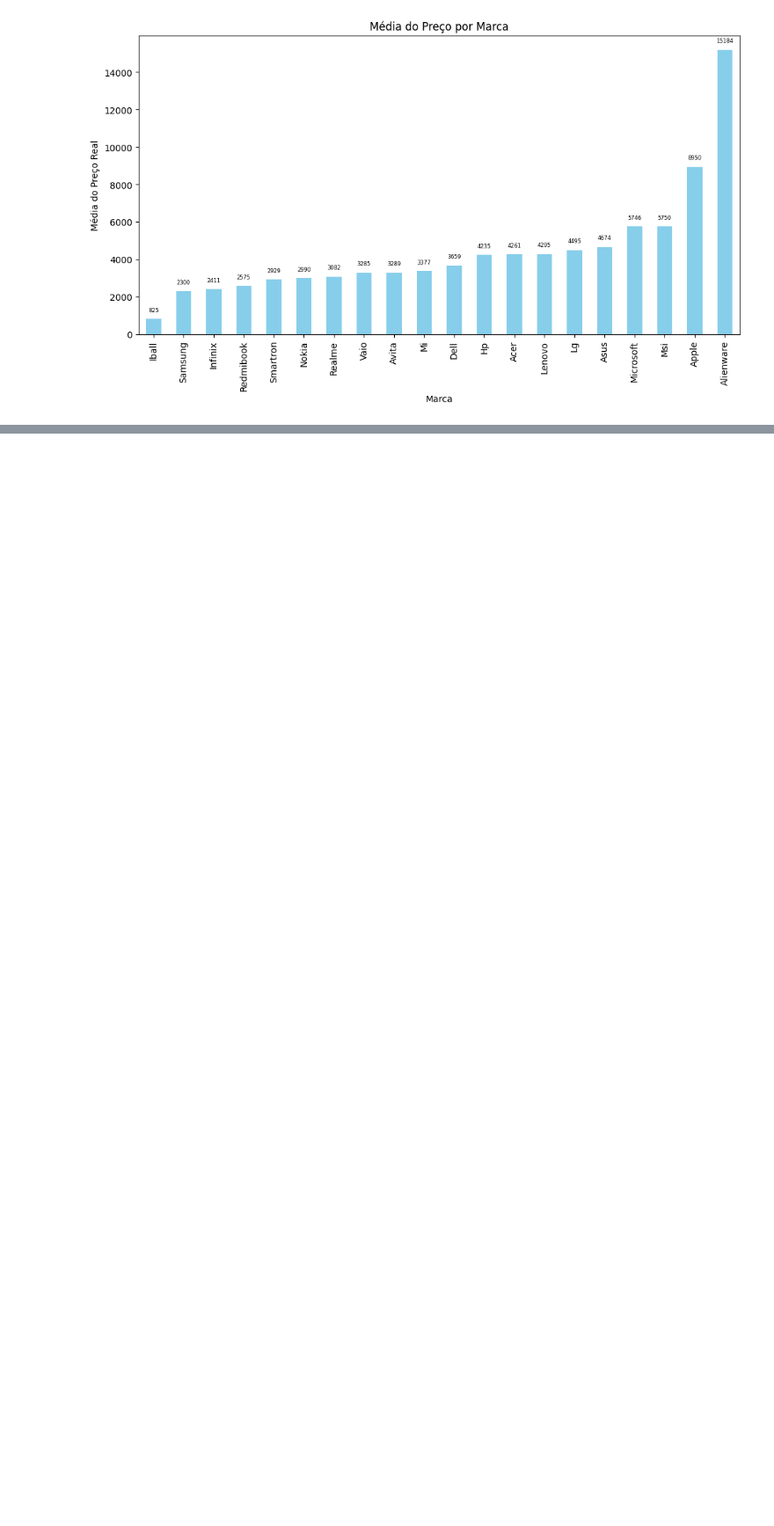
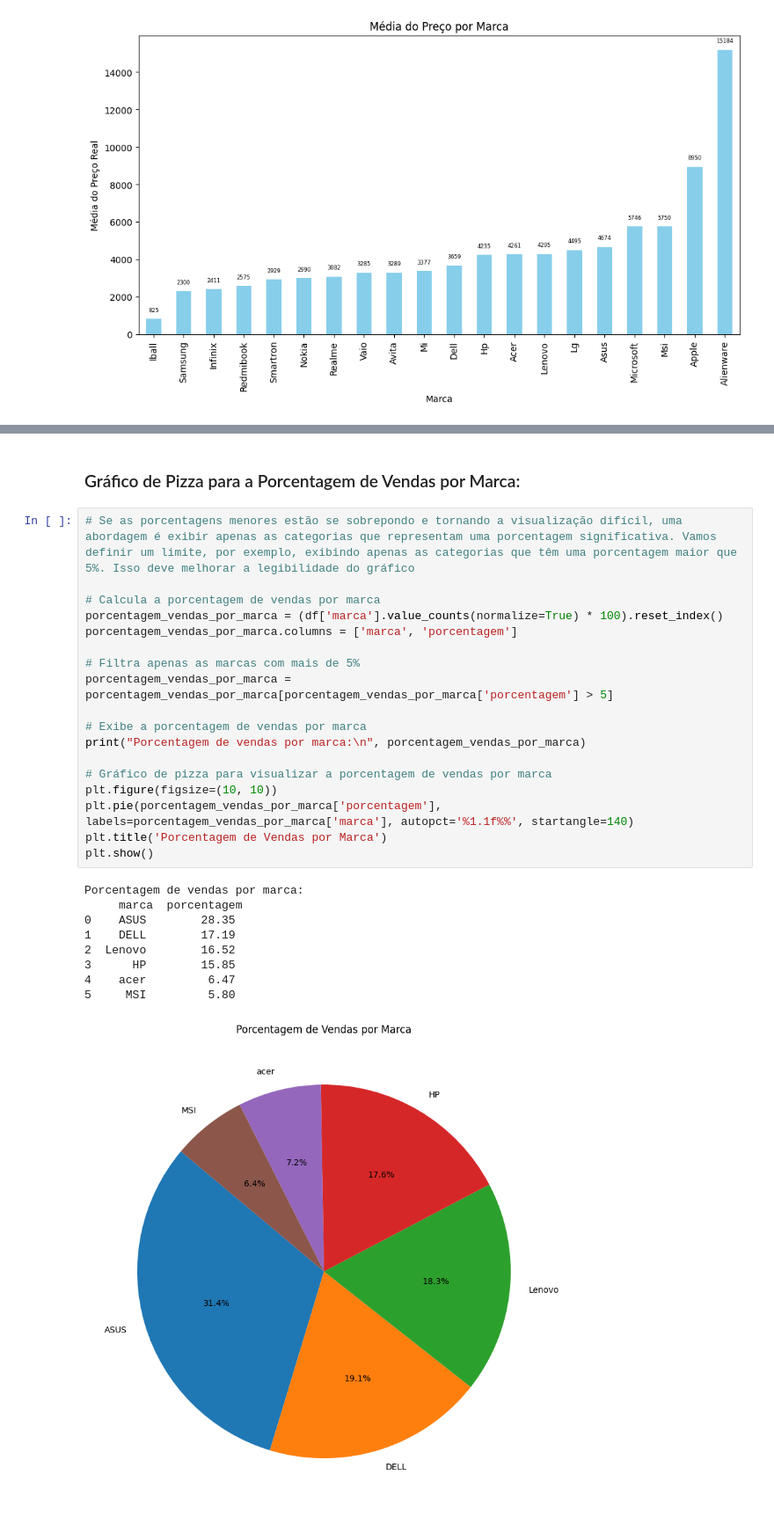
Before and after one commit to NatashaB-randao/Notebook-sales-analysis, a Jupyter notebook: dataImport.ipynb, the cells around one changed output, grey strips where cells are left out. Shown at 88% size. Drawn from its saved outputs; the diff is of its cells as text; blank space fills up the shorter version.

```diff
--- a/dataImport.ipynb
+++ b/dataImport.ipynb
@@ -177,0 +223,30 @@ Name: preco_atual_real, dtype: float64
+# %% [markdown]
+### Gráfico de Pizza para a Porcentagem de Vendas por Marca:
+# %%
+# Se as porcentagens menores estão se sobrepondo e tornando a visualização difícil, uma abordagem é exibir apenas as categorias que representam uma porcentagem significativa. Vamos definir um limite, por exemplo, exibindo apenas as categorias que têm uma porcentagem maior que 5%. Isso deve melhorar a legibilidade do gráfico
+
+# Calcula a porcentagem de vendas por marca
+porcentagem_vendas_por_marca = (df['marca'].value_counts(normalize=True) * 100).reset_index()
+porcentagem_vendas_por_marca.columns = ['marca', 'porcentagem']
+
+# Filtra apenas as marcas com mais de 5%
+porcentagem_vendas_por_marca = porcentagem_vendas_por_marca[porcentagem_vendas_por_marca['porcentagem'] > 5]
+
+# Exibe a porcentagem de vendas por marca
+print("Porcentagem de vendas por marca:\n", porcentagem_vendas_por_marca)
+
+# Gráfico de pizza para visualizar a porcentagem de vendas por marca
+plt.figure(figsize=(10, 10))
+plt.pie(porcentagem_vendas_por_marca['porcentagem'], labels=porcentagem_vendas_por_marca['marca'], autopct='%1.1f%%', startangle=140)
+plt.title('Porcentagem de Vendas por Marca')
+plt.show()
+# %% [output]
+Porcentagem de vendas por marca:
+     marca  porcentagem
+0    ASUS        28.35
+1    DELL        17.19
+2  Lenovo        16.52
+3      HP        15.85
+4    acer         6.47
+5     MSI         5.80
+[figure, added]
```
Also changed, not shown: parts of 4 cells of this notebook.
